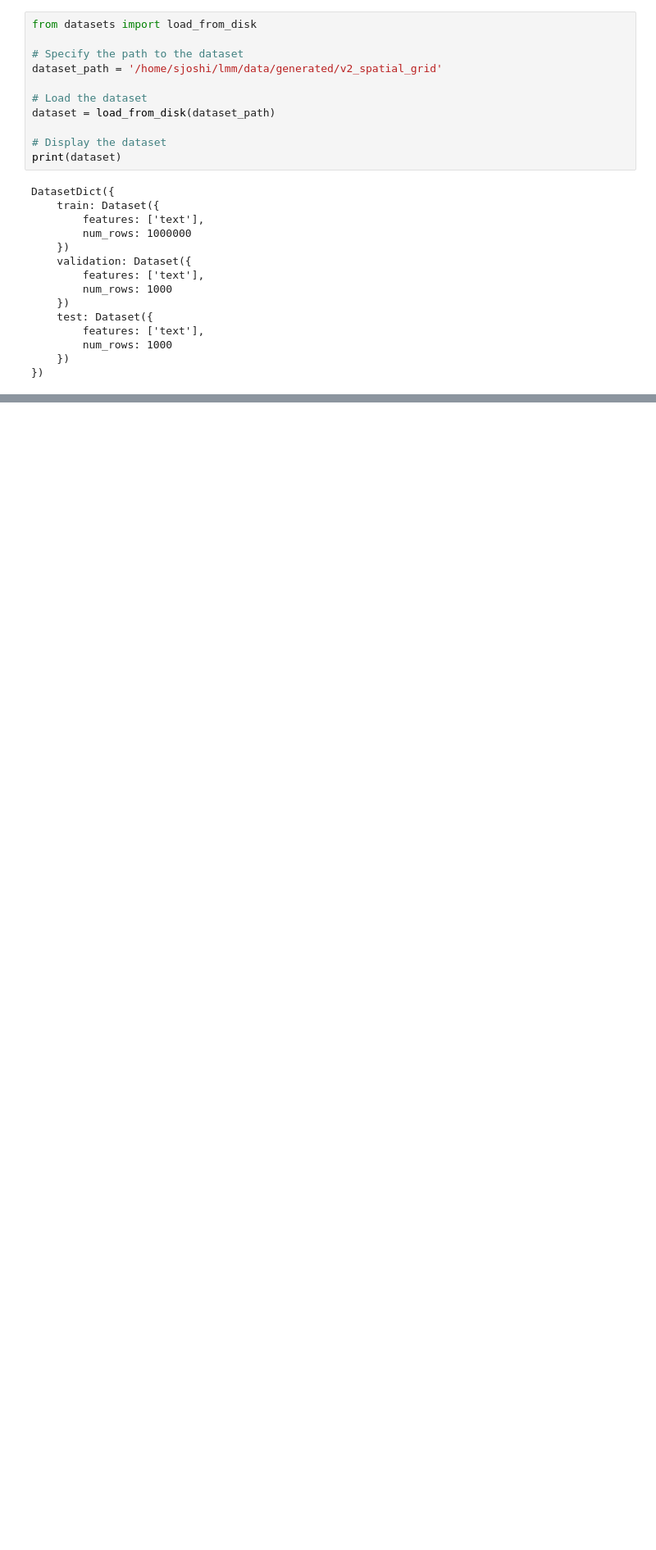
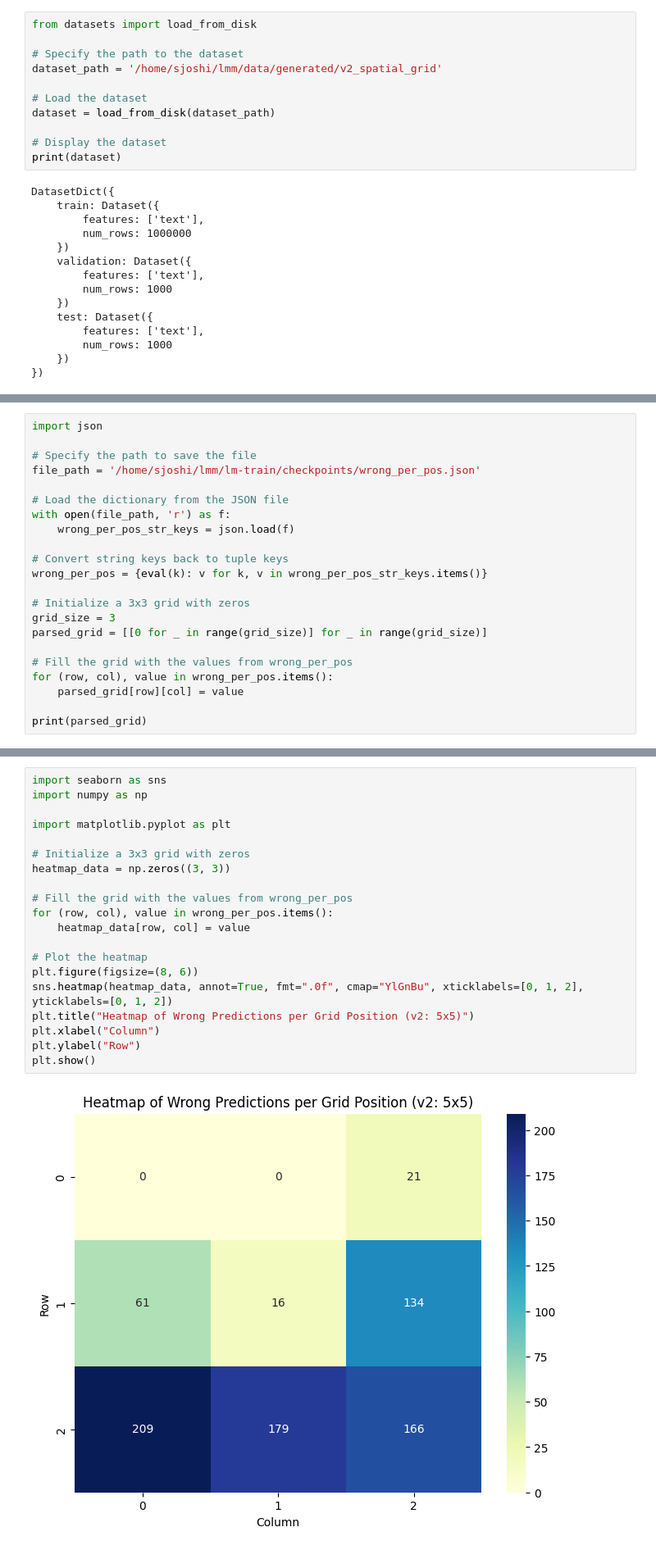
Before and after one commit to sjoshi804/lmm, a Jupyter notebook: lm-train/inference.ipynb, the cells around one changed output, grey strips where cells are left out. Shown: that part at 82% size. Cells and saved outputs as stored; diff of their text form; blank space fills up the shorter version.

```diff
--- a/lm-train/inference.ipynb
+++ b/lm-train/inference.ipynb
@@ -97,0 +116,22 @@ KeyboardInterrupt:
+# %%
+import json
+
+# Specify the path to save the file
+file_path = '/home/sjoshi/lmm/lm-train/checkpoints/wrong_per_pos.json'
+
+# Load the dictionary from the JSON file
+with open(file_path, 'r') as f:
+    wrong_per_pos_str_keys = json.load(f)
+
+# Convert string keys back to tuple keys
+wrong_per_pos = {eval(k): v for k, v in wrong_per_pos_str_keys.items()}
+
+# Initialize a 3x3 grid with zeros
+grid_size = 3
+parsed_grid = [[0 for _ in range(grid_size)] for _ in range(grid_size)]
+
+# Fill the grid with the values from wrong_per_pos
+for (row, col), value in wrong_per_pos.items():
+    parsed_grid[row][col] = value
+
+print(parsed_grid)
@@ -97,0 +140,22 @@ KeyboardInterrupt:
+# %%
+import seaborn as sns
+import numpy as np
+
+import matplotlib.pyplot as plt
+
+# Initialize a 3x3 grid with zeros
+heatmap_data = np.zeros((3, 3))
+
+# Fill the grid with the values from wrong_per_pos
+for (row, col), value in wrong_per_pos.items():
+    heatmap_data[row, col] = value
+
+# Plot the heatmap
+plt.figure(figsize=(8, 6))
+sns.heatmap(heatmap_data, annot=True, fmt=".0f", cmap="YlGnBu", xticklabels=[0, 1, 2], yticklabels=[0, 1, 2])
+plt.title("Heatmap of Wrong Predictions per Grid Position (v2: 5x5)")
+plt.xlabel("Column")
+plt.ylabel("Row")
+plt.show()
+# %% [output]
+[figure, added]
```
Also changed, not shown: parts of 3 cells of this notebook, 3 other files.
